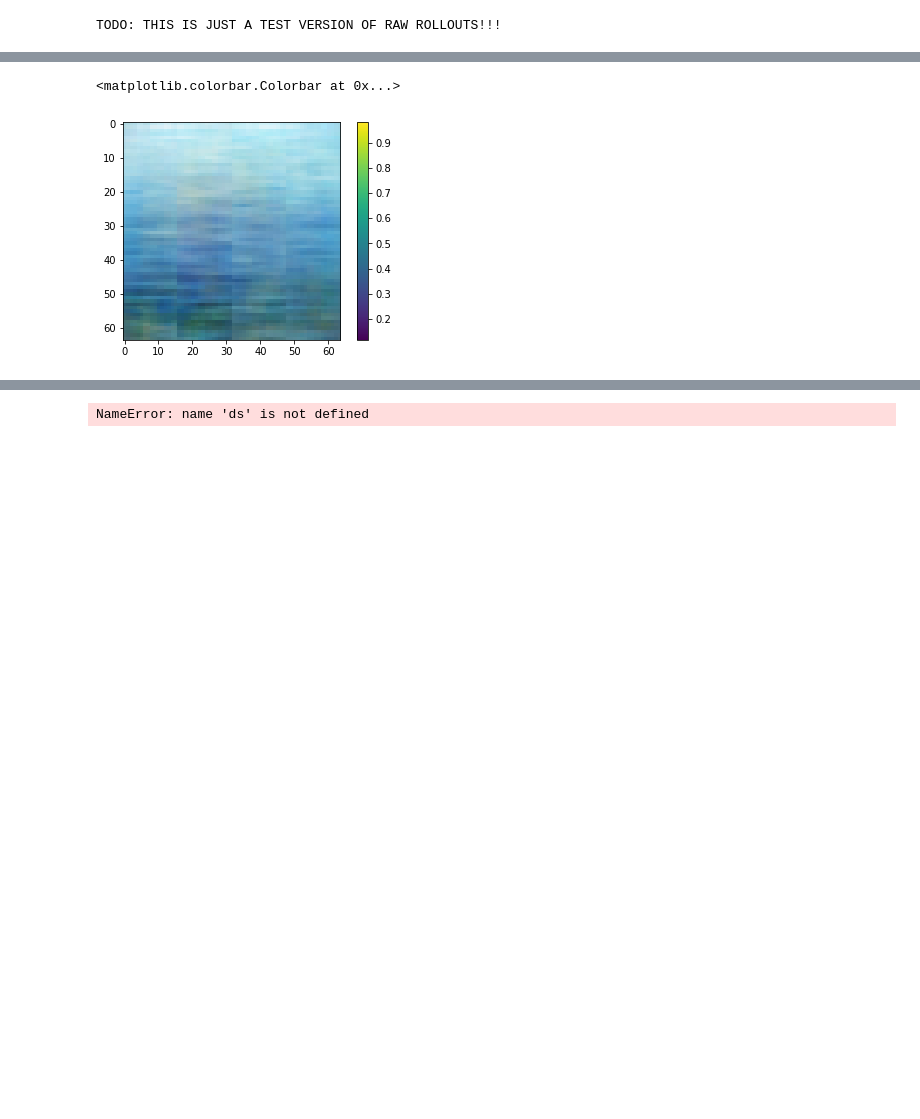
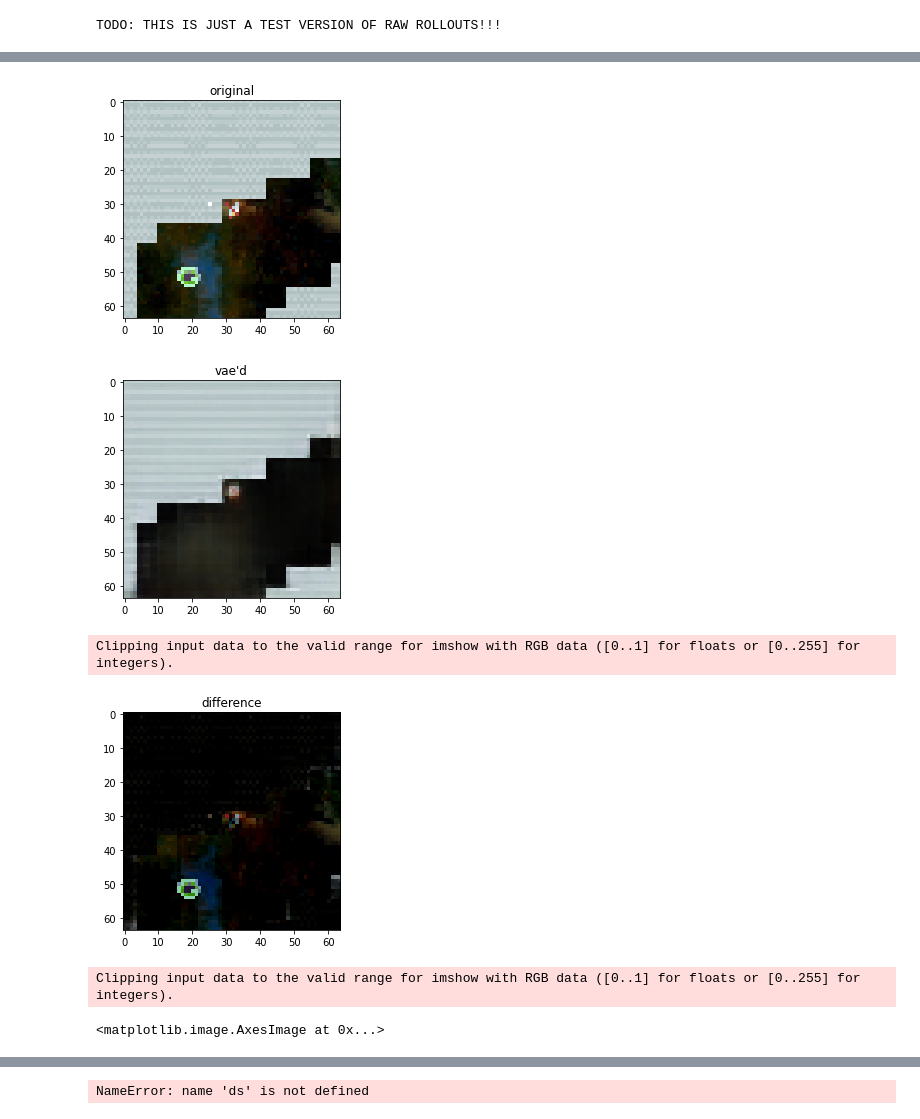
Before and after one commit to mmatena/comp_755_project, a Jupyter notebook: notebooks/explore_encoded_dataset.ipynb, the cells around one changed output, grey strips where cells are left out. Cells and saved outputs as stored; diff of their text form; code cells hidden in the pictures; blank space fills up the shorter version.

```diff
--- a/notebooks/explore_encoded_dataset.ipynb
+++ b/notebooks/explore_encoded_dataset.ipynb
@@ -47,6 +30,0 @@ obshat = model.decode(z.mean())
-# %%
-plt.imshow(obshat[890])
-plt.colorbar()
-# %% [output]
-<matplotlib.colorbar.Colorbar at 0x...>
-[figure, removed]
@@ -52,0 +45,27 @@ plt.colorbar()
+# %%
+N += 1
+plt.imshow(obs[N])
+plt.title("original")
+plt.show()
+plt.imshow(obshat[N])
+plt.title("vae'd")
+plt.show()
+difference = obs[N] - obshat[N]
+plt.imshow(obs[N] - obshat[N])
+plt.title("difference")
+plt.show()
+
+diff = difference.numpy()
+
+import skimage.measure
+
+dd = skimage.measure.block_reduce(diff, (8, 8, 1), np.mean)
+
+plt.imshow(dd * 2)
+# %% [output]
+[figure, added]
+[figure, added]
+Clipping input data to the valid range for imshow with RGB data ([0..1] for floats or [0..255] for integers).
+[figure, added]
+Clipping input data to the valid range for imshow with RGB data ([0..1] for floats or [0..255] for integers).
+<matplotlib.image.AxesImage at 0x...>
```
Also changed, not shown: parts of 24 cells of this notebook, 6 other files.
